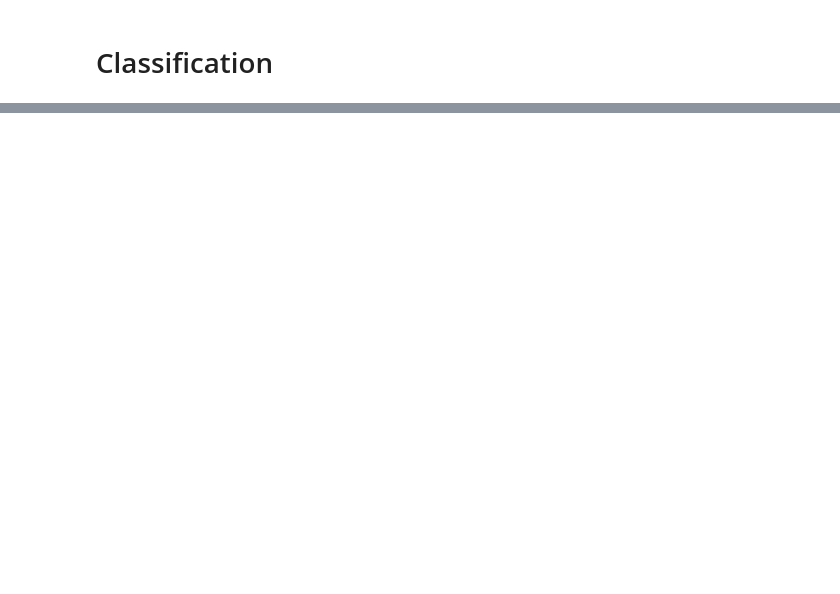
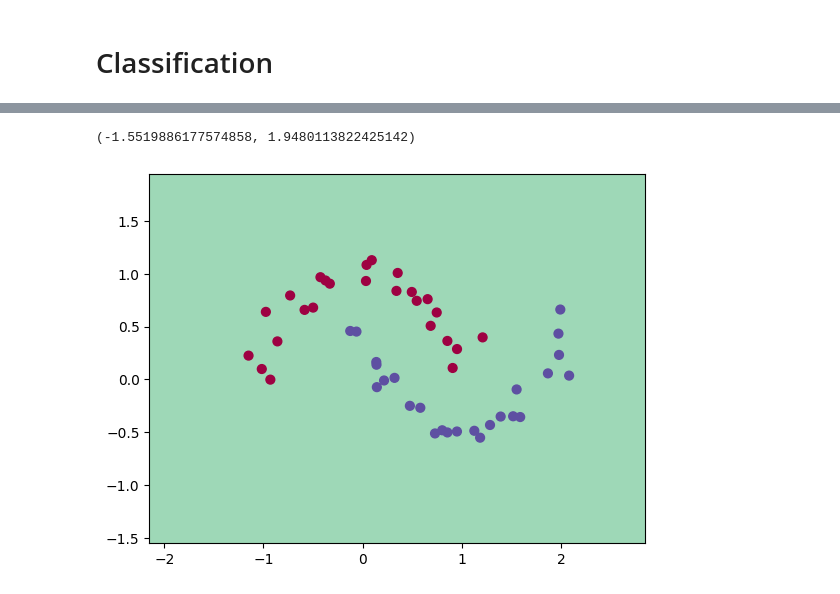
Before and after one commit to egafni/AutoGrad, a Jupyter notebook: notebooks/dev.ipynb, the cells around one changed output, grey strips where cells are left out. Saved outputs shown, nothing was run; the diff lists cells and outputs as text; code cells hidden in the pictures; blank space fills up the shorter version.

```diff
--- a/notebooks/dev.ipynb
+++ b/notebooks/dev.ipynb
@@ -88,19 +87,21 @@ plt.scatter(X[:,0], X[:,1], c=y, s=20, cmap='jet')
 # %%
 # doesn't work yet...
-net = MLP(2, [14, 2], act=Relu)
+net = MLP(2, [16,2], act=Tanh)
 # %%
 batch_size = len(X)
 lr = .1
 
-for i in range(1):
+for i in range(100):
+    lr = .1# * ((30-i)/30)
+
     #forward
-    y_logits = net(X)
-    y_probs = [softmax(y_logits_) for y_logits_ in y_logits]
+    y_logits = [net(x) for x in X]
+    y_probs = [Softmax()(x) for x in y_logits]
 
     # nll loss
-    nll_loss = -sum(log(y_probs_[y_true]) for y_probs_, y_true in zip(y_probs, y)) #/ batch_size
+    nll_loss = sum(-log(y_probs_[y_true]) for y_probs_, y_true in zip(y_probs, y)) / batch_size
     # L2
-    # reg_loss = 1e-3 * sum(p**2 for p in net.parameters())**(.5)
+    # reg_loss = 1e-3 * sum(p**2 for p in net.parameters()) / batch_size
     loss = nll_loss #+ reg_loss
 
     #backward
@@ -110,9 +111,11 @@ for i in range(1):
     loss.backward()
     # print(mlp.parameters())
     # if i==0 or i % 10 == 0:
-    print('loss', loss.data, 'nll_loss', nll_loss.data)#, 'reg_loss', reg_loss.data)
-    for p in net.parameters():
-        print(f'{p.name}={p.data:.2f} grad={p.grad:.5f}')
+    y_probas = np.array([[y_probs__.data for y_probs__ in y_probs_] for y_probs_ in y_probs ])
+    acc = (y_probas.argmax(1) == y).mean()
+    print(i, 'loss', loss.data, 'nll_loss', nll_loss.data, 'acc', acc)#, 'reg_loss', reg_loss.data)
+    # for p in net.parameters():
+    #     print(f'{p.name}={p.data:.2f} grad={p.grad:.5f}')
 
     for p in net.parameters():
         p.data -= p.grad * lr
@@ -136,0 +163,22 @@ loss 0.017313510387504335 acc 0.5
+# %%
+# visualize decision boundary
+
+h = 0.25
+x_min, x_max = X[:, 0].min() - 1, X[:, 0].max() + 1
+y_min, y_max = X[:, 1].min() - 1, X[:, 1].max() + 1
+xx, yy = np.meshgrid(np.arange(x_min, x_max, h),
+                     np.arange(y_min, y_max, h))
+Xmesh = np.c_[xx.ravel(), yy.ravel()]
+inputs = [list(map(Value, xrow)) for xrow in Xmesh]
+scores = [max(x.data for x in net(i)) for i in inputs]
+Z = np.array([s > 0 for s in scores])
+Z = Z.reshape(xx.shape)
+
+fig = plt.figure()
+plt.contourf(xx, yy, Z, cmap=plt.cm.Spectral, alpha=0.8)
+plt.scatter(X[:, 0], X[:, 1], c=y, s=40, cmap=plt.cm.Spectral)
+plt.xlim(xx.min(), xx.max())
+plt.ylim(yy.min(), yy.max())
+# %% [output]
+(-1.5519886177574858, 1.9480113822425142)
+[figure, added]
```
Also changed, not shown: parts of 10 cells of this notebook, 5 other files.
